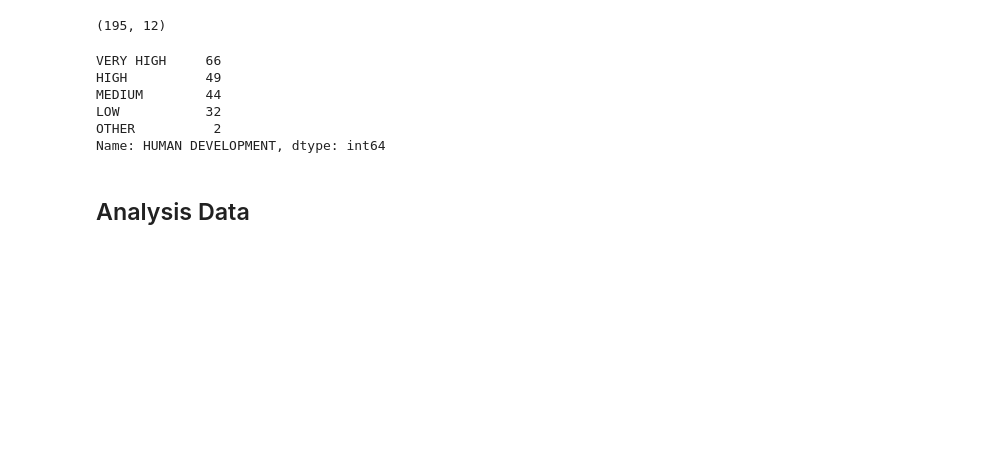
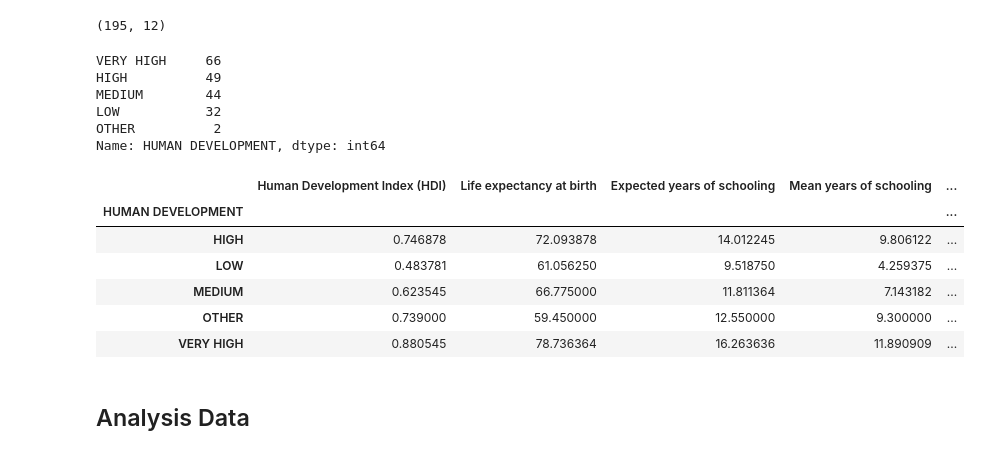
Before and after one commit to latifkara/dataScienceProjects, a Jupyter notebook: Human-Development-Index/HumanIndex.ipynb, the cells around one changed output. Saved outputs shown, nothing was run; the diff lists cells and outputs as text; code cells hidden in the pictures; blank space fills up the shorter version.

Commit message:
data analysis

```diff
--- a/Human-Development-Index/HumanIndex.ipynb
+++ b/Human-Development-Index/HumanIndex.ipynb
@@ -34,6 +34,16 @@ MEDIUM        44
 LOW           32
 OTHER          2
 Name: HUMAN DEVELOPMENT, dtype: int64
+# %%
+data.groupby('HUMAN DEVELOPMENT').mean()
+# %% [output]
+|  | Human Development Index (HDI) | Life expectancy at birth | Expected years of schooling | Mean years of schooling | ... |
+| HUMAN DEVELOPMENT |  |  |  |  | ... |
+| HIGH | 0.746878 | 72.093878 | 14.012245 | 9.806122 | ... |
+| LOW | 0.483781 | 61.056250 | 9.518750 | 4.259375 | ... |
+| MEDIUM | 0.623545 | 66.775000 | 11.811364 | 7.143182 | ... |
+| OTHER | 0.739000 | 59.450000 | 12.550000 | 9.300000 | ... |
+| VERY HIGH | 0.880545 | 78.736364 | 16.263636 | 11.890909 | ... |
 # %% [markdown]
 ## Analysis Data
 # %%
```
Also changed, not shown: parts of 7 cells of this notebook.
